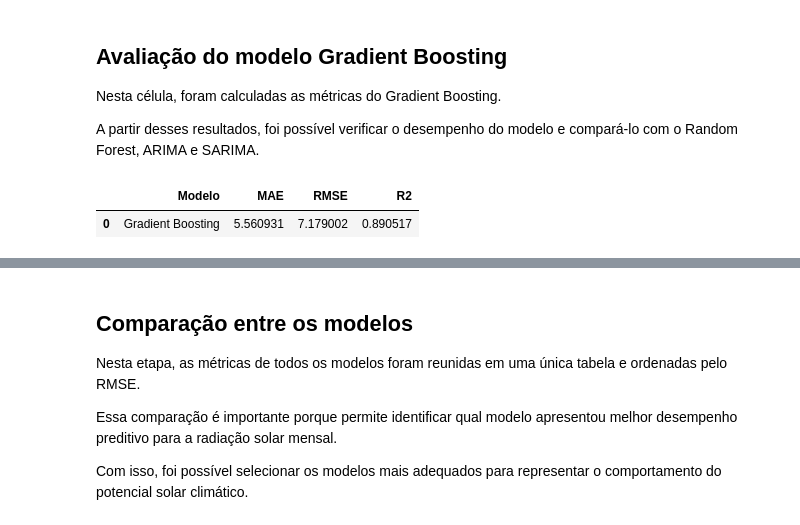
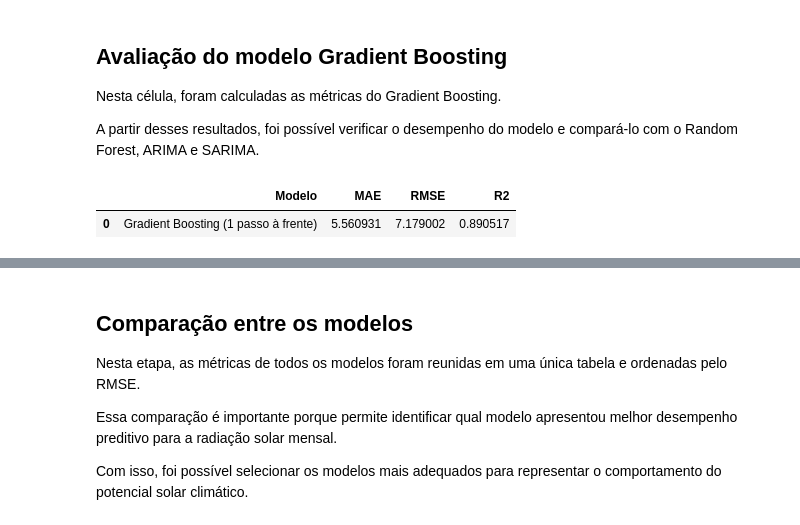
Before and after one commit to gabriellopes-eng/climate_analysis, a Jupyter notebook: climate_analysis/notebooks/08_modelagem_preditiva.ipynb, the cells around one changed output, grey strips where cells are left out. Drawn from its saved outputs; the diff is of its cells as text; code cells hidden in the pictures.

```diff
--- a/climate_analysis/notebooks/08_modelagem_preditiva.ipynb
+++ b/climate_analysis/notebooks/08_modelagem_preditiva.ipynb
@@ -432,8 +432,8 @@ modelo_gb.fit(X_treino, y_treino)
 previsao_gb = modelo_gb.predict(X_teste)
 previsao_gb = pd.Series(previsao_gb, index=y_teste.index)
 # %%
-metricas_gb = calcular_metricas(y_teste, previsao_gb, "Gradient Boosting")
+metricas_gb = calcular_metricas(y_teste, previsao_gb, "Gradient Boosting (1 passo à frente)")
 metricas_gb
 # %% [output]
 |  | Modelo | MAE | RMSE | R2 |
-| 0 | Gradient Boosting | 5.560931 | 7.179002 | 0.890517 |
+| 0 | Gradient Boosting (1 passo à frente) | 5.560931 | 7.179002 | 0.890517 |
```
Also changed, not shown: parts of 13 cells of this notebook, 3 other files.
